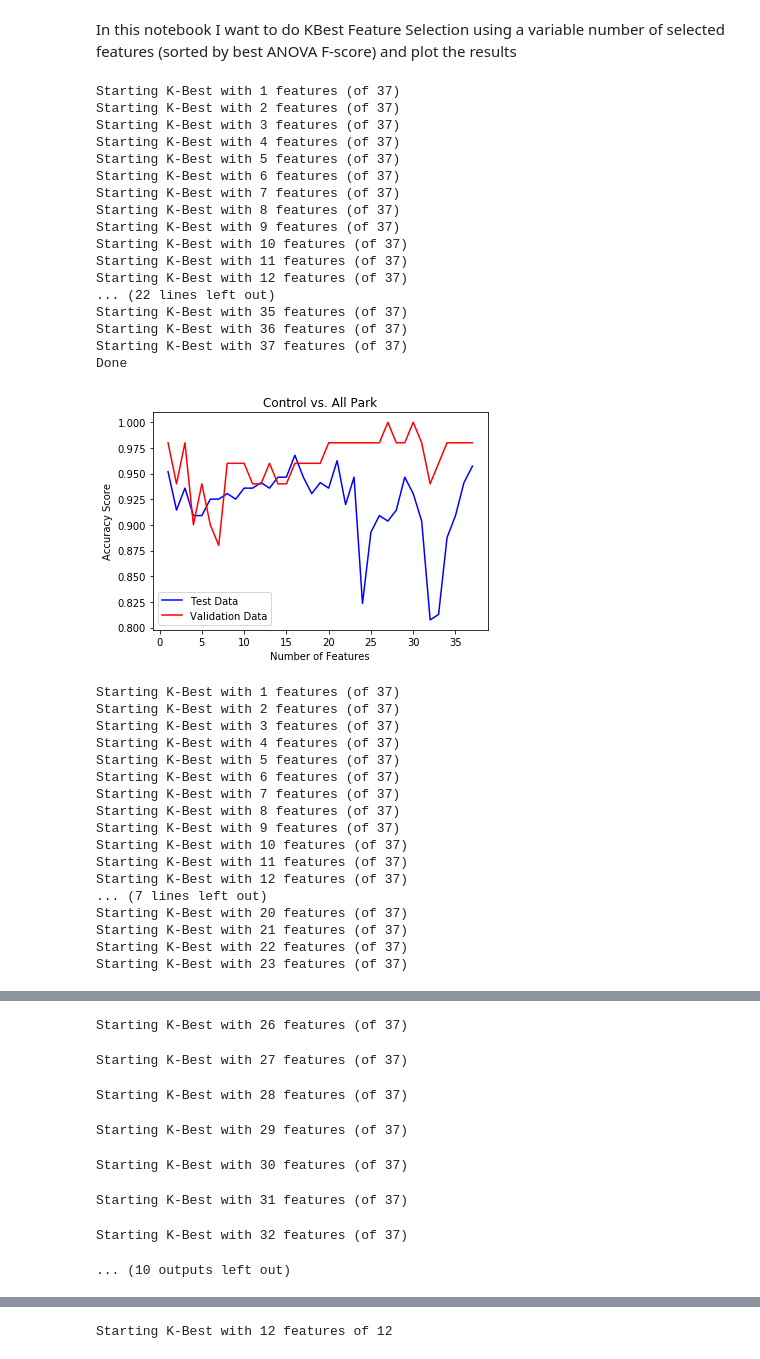
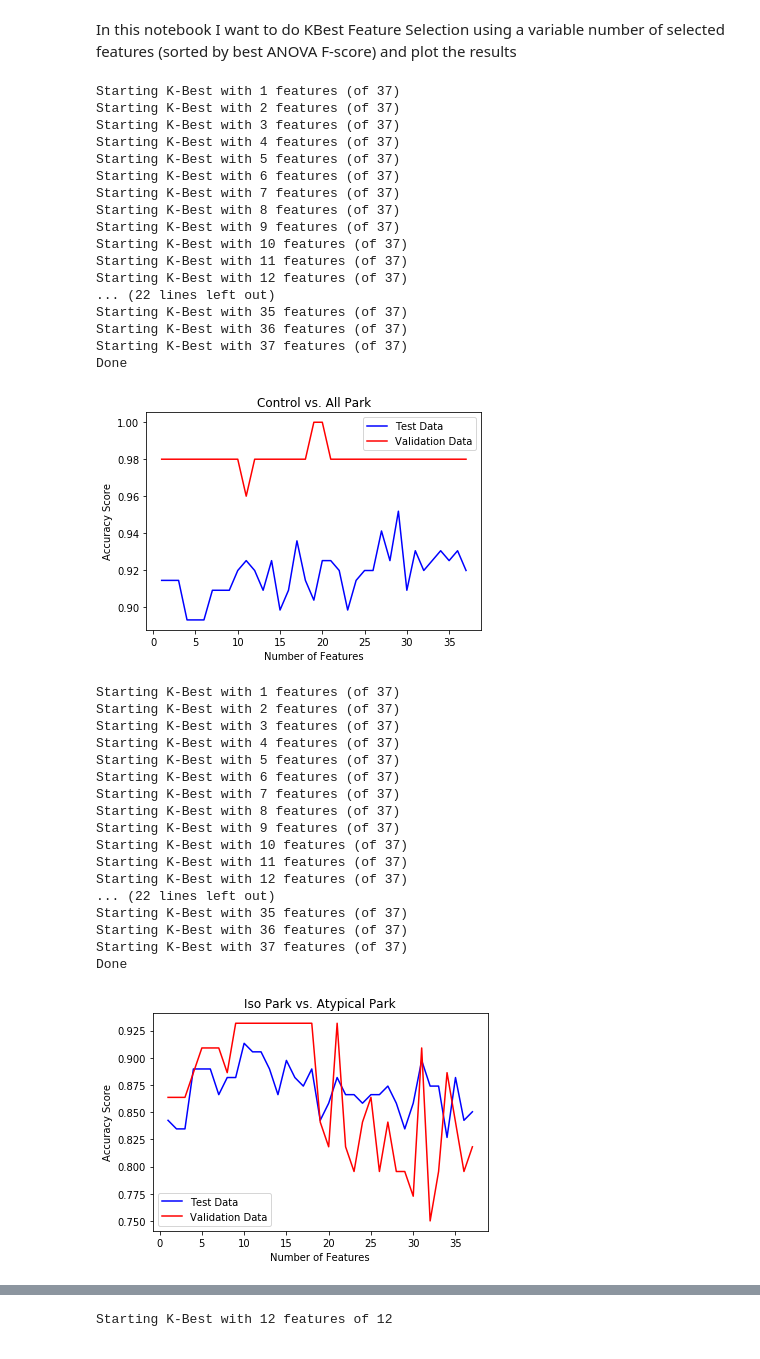
Before and after one commit to jtbricker/parkinsons-ml, a Jupyter notebook: Iterative kBest Feature Selection.ipynb, the cells around one changed output, grey strips where cells are left out. Drawn from its saved outputs; the diff is of its cells as text; code cells hidden in the pictures.

Commit message:
Iterative Feature Selection w/ Limited Linear SVC and standardization

```diff
--- a/Iterative kBest Feature Selection.ipynb
+++ b/Iterative kBest Feature Selection.ipynb
@@ -11,9 +11,10 @@ data = mu.get_training_data()
 valid_data = mu.get_validation_data(data.columns)
 # %%
 import sys, os
+from sklearn.preprocessing import StandardScaler
 
 # group classes and leave out unwanted data
-group_descs = ["Control vs. All Park", "Iso Park vs. Atypical Park", "MSA vs. PSP", "Control v. Iso Park v. MSA v. PSP"]
+group_descs = ["Control vs. All Park", "Idiopathic Park vs. Atypical Park", "MSA vs. PSP", "Control v. Idiopathic Park v. MSA v. PSP"]
 class_groups = [{0:0, 1:1, 2:1, 3:1}, {1:1, 2:2, 3:2}, {2:2, 3:3}, {0:0, 1:1, 2:2, 3:3}]
 
 group_results = []
@@ -27,6 +28,12 @@ for i in range(len(class_groups)):
 
     # split the data into test and train sets
     X_train, X_test, y_train, y_test = train_test_split(X, y)
+
+    # standardize the data to the training set
+    std_scale = StandardScaler().fit(X_train)
+    X_train = std_scale.transform(X_train)
+    X_test = std_scale.transform(X_test)
+    valid_X = std_scale.transform(valid_X)
 
     # Run through all possible number of features and save the classifier, test data score and validation data scores
     clfs = []
@@ -59,34 +66,34 @@ for i in range(len(class_groups)):
     print("Done")
 
     plt.figure()
     plt.plot(ks, test_data_scores, color='blue', label='Test Data')
     plt.plot(ks, valid_data_scores, color='red', label='Validation Data')
     plt.legend()
     plt.xlabel('Number of Features')
     plt.ylabel('Accuracy Score')
     plt.title(group_descs[i])
     plt.show()
 
     group_results.append({'clfs': clfs, 'test_data_scores': test_data_scores, 'valid_data_scores': valid_data_scores})
 # %% [output]
 Starting K-Best with 1 features (of 37)
 Starting K-Best with 2 features (of 37)
 Starting K-Best with 3 features (of 37)
 Starting K-Best with 4 features (of 37)
 Starting K-Best with 5 features (of 37)
 Starting K-Best with 6 features (of 37)
 Starting K-Best with 7 features (of 37)
 Starting K-Best with 8 features (of 37)
 Starting K-Best with 9 features (of 37)
 Starting K-Best with 10 features (of 37)
 Starting K-Best with 11 features (of 37)
 Starting K-Best with 12 features (of 37)
 ... (22 lines left out)
 Starting K-Best with 35 features (of 37)
 Starting K-Best with 36 features (of 37)
 Starting K-Best with 37 features (of 37)
 Done
-[figure, old version]
+[figure, new version]
 Starting K-Best with 1 features (of 37)
 Starting K-Best with 2 features (of 37)
 Starting K-Best with 3 features (of 37)
@@ -99,8 +106,9 @@ Starting K-Best with 9 features (of 37)
 Starting K-Best with 10 features (of 37)
 Starting K-Best with 11 features (of 37)
 Starting K-Best with 12 features (of 37)
-... (7 lines left out)
-Starting K-Best with 20 features (of 37)
-Starting K-Best with 21 features (of 37)
-Starting K-Best with 22 features (of 37)
-Starting K-Best with 23 features (of 37)
+... (22 lines left out)
+Starting K-Best with 35 features (of 37)
+Starting K-Best with 36 features (of 37)
+Starting K-Best with 37 features (of 37)
+Done
+[figure, added]
@@ -109,8 +149,0 @@ Starting K-Best with 25 features (of 37)
-Starting K-Best with 26 features (of 37)
-Starting K-Best with 27 features (of 37)
-Starting K-Best with 28 features (of 37)
-Starting K-Best with 29 features (of 37)
-Starting K-Best with 30 features (of 37)
-Starting K-Best with 31 features (of 37)
-Starting K-Best with 32 features (of 37)
-... (10 outputs left out)
```
Also changed, not shown: parts of 1 cell of this notebook, 2 other files.
